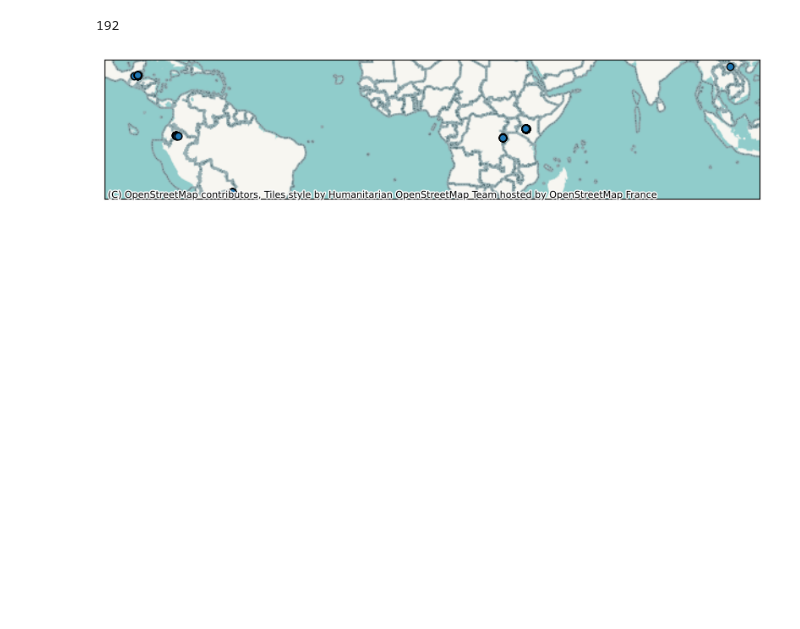
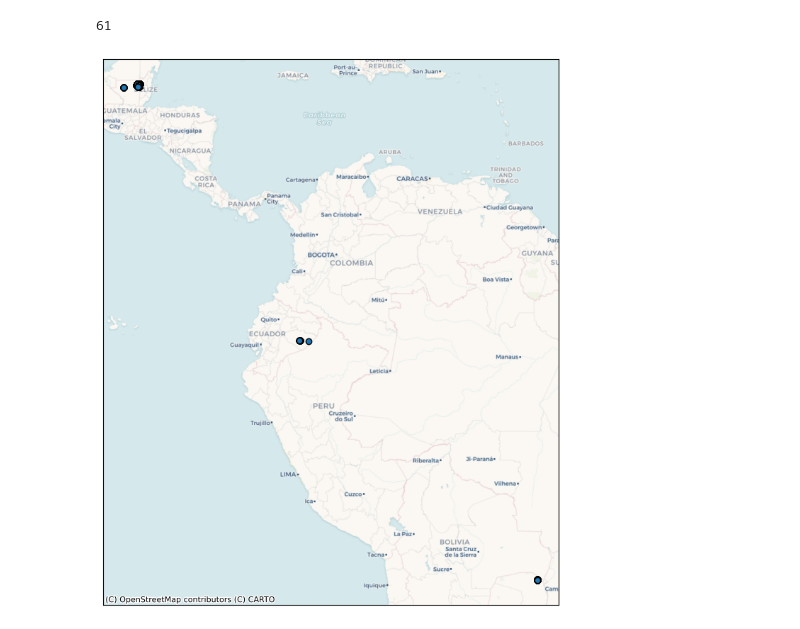
Before and after one commit to mitbeerylab/zorrilla, a Jupyter notebook: occupancy-modelling-comparison-discrete-continuous/Map.ipynb, the cells around one changed output. Cells and saved outputs as stored; diff of their text form; code cells hidden in the pictures; blank space fills up the shorter version.

```diff
--- a/occupancy-modelling-comparison-discrete-continuous/Map.ipynb
+++ b/occupancy-modelling-comparison-discrete-continuous/Map.ipynb
@@ -6,6 +6,8 @@ import contextily as cx
 import matplotlib.pyplot as plt
 # %%
 df = pd.read_csv("../data/iwildcam_2022_crops_bioclip_inference_logits_v3.csv")
+results_df = pd.read_csv("data/iwildcam_2022_results_v16_cameratrapai.csv")
+df = df[df["location"].isin(results_df["location"].unique())]
 gdf = gpd.GeoDataFrame(
     df, geometry=gpd.points_from_xy(df.longitude, df.latitude), crs="EPSG:4326"
 )
@@ -13,12 +15,13 @@ gdf = gdf.to_crs(epsg=3857)
 # %%
 gdf["geometry"].nunique()
 # %% [output]
-192
+61
 # %%
-ax = gdf.iloc[gdf.reset_index().groupby(["geometry"])["index"].min().to_list()].plot(figsize=(10, 10), edgecolor="k")
-cx.add_basemap(ax)
+ax = gdf.plot(figsize=(10, 10), edgecolor="k")
+cx.add_basemap(ax, source=cx.providers.CartoDB.Voyager)
 ax.set_xticks([], [])
 ax.set_yticks([], [])
-plt.savefig("figures/map.pdf", transparent=True, bbox_inches="tight")
+plt.savefig("figures/map2.pdf", transparent=True, bbox_inches="tight", dpi=600)
+plt.savefig("figures/map2.svg", transparent=True, bbox_inches="tight", dpi=600)
 # %% [output]
-[figure, old version]
+[figure, new version]
```
Also changed, not shown: 3 other files.
